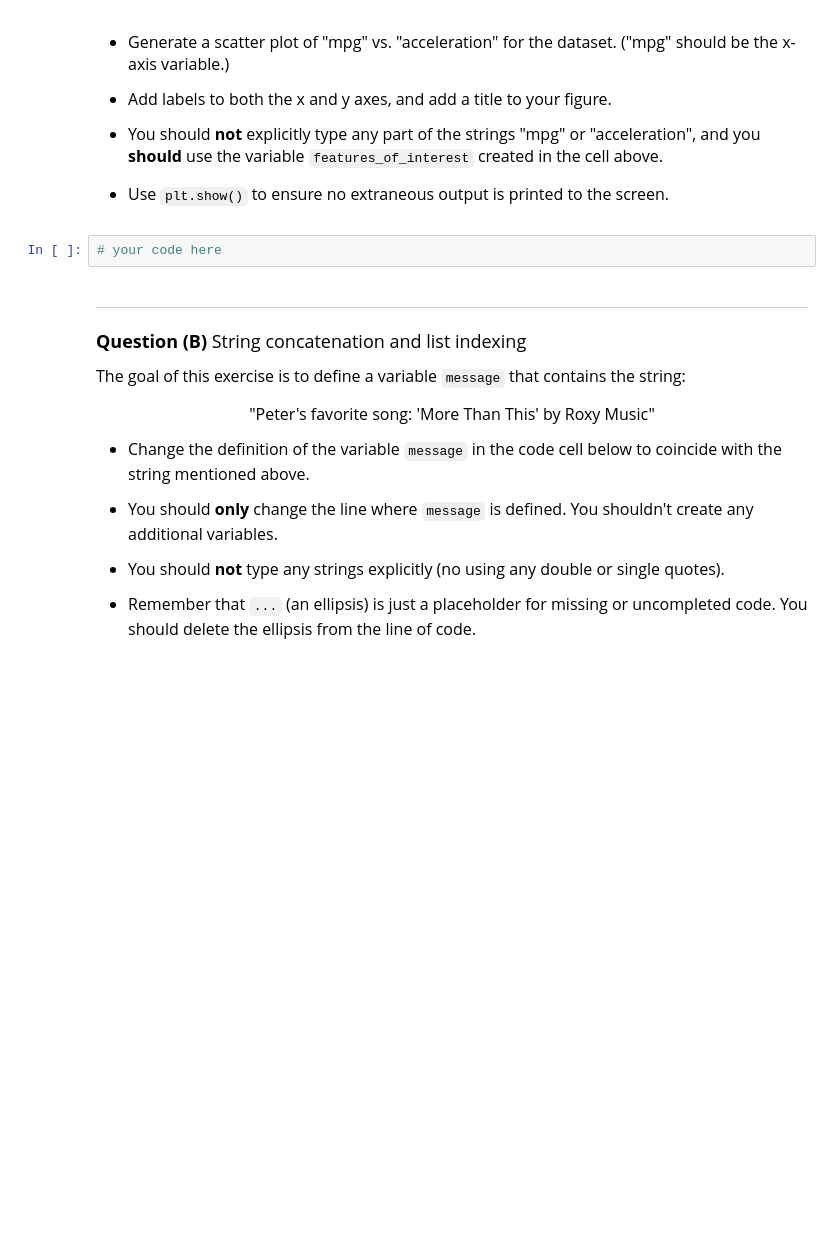
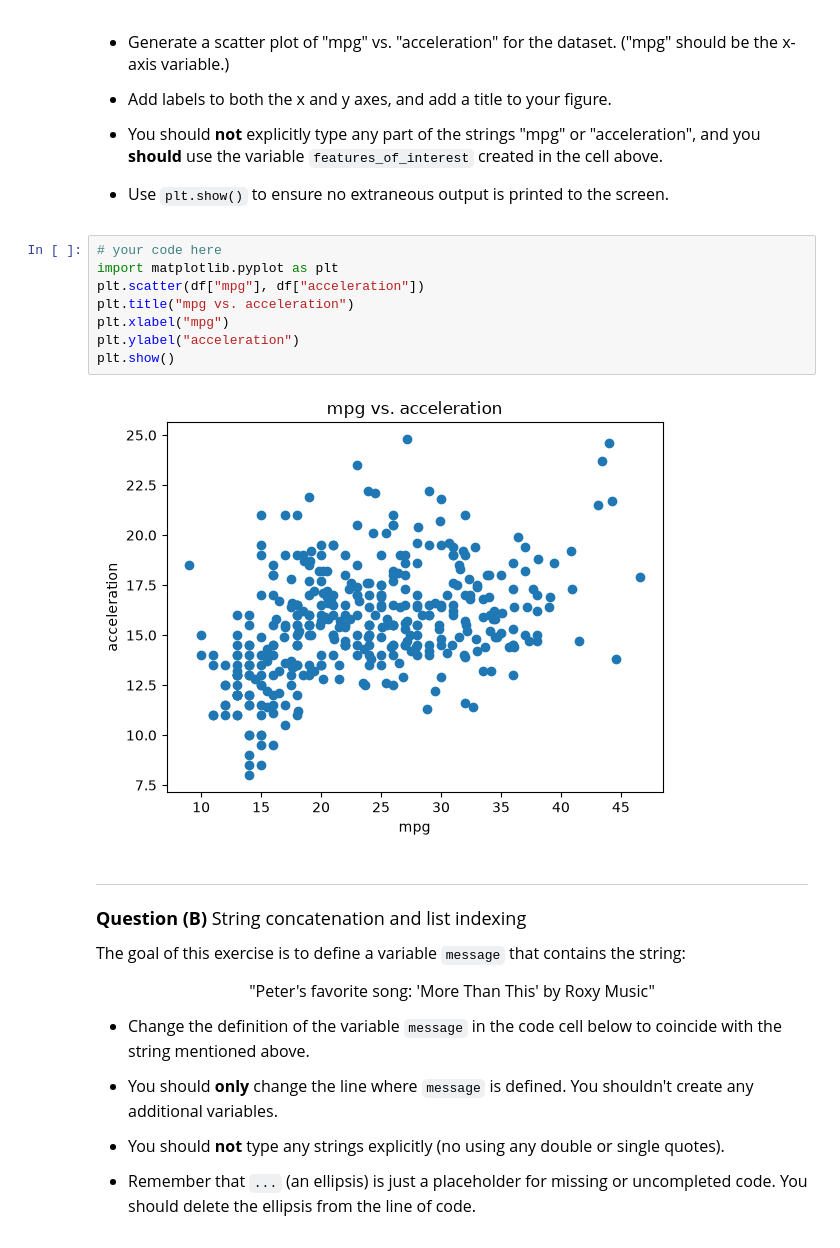
Before and after one commit to Callan-Huang/datasci151fall2026, a Jupyter notebook: practice_quiz/practice_quiz.ipynb, the cells around one changed output. Cells and saved outputs as stored; diff of their text form; blank space fills up the shorter version.

```diff
--- a/practice_quiz/practice_quiz.ipynb
+++ b/practice_quiz/practice_quiz.ipynb
@@ -74,6 +74,14 @@ Name: mpg, dtype: float64
 - Use `plt.show()` to ensure no extraneous output is printed to the screen.
 # %%
 # your code here
+import matplotlib.pyplot as plt
+plt.scatter(df["mpg"], df["acceleration"])
+plt.title("mpg vs. acceleration")
+plt.xlabel("mpg")
+plt.ylabel("acceleration")
+plt.show()
+# %% [output]
+[figure, added]
 # %% [markdown]
 _______________________________
 <font size = "4">
```
Also changed, not shown: parts of 6 cells of this notebook, 4 other files.
